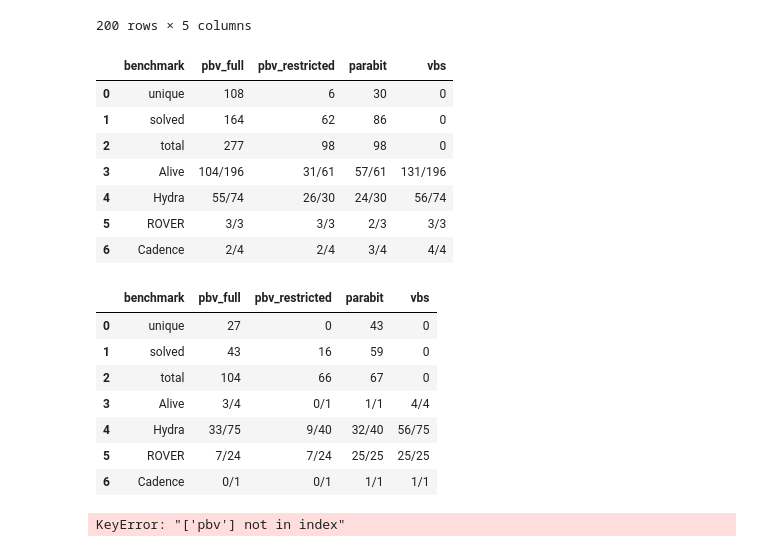
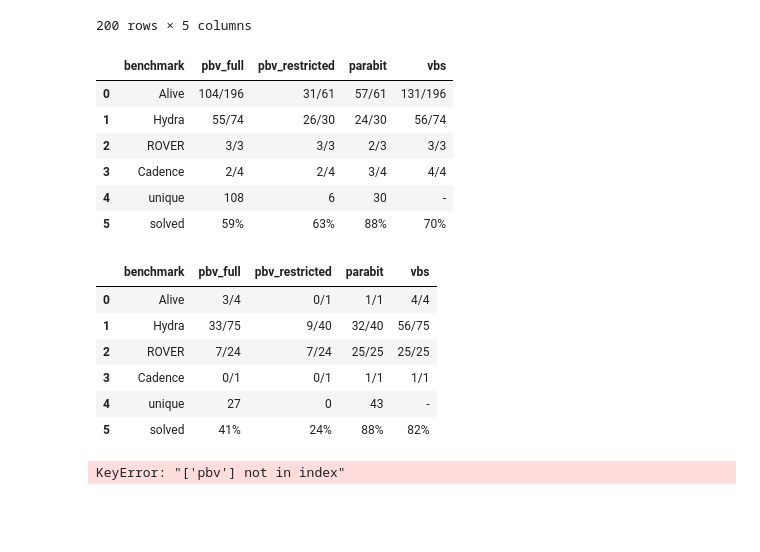
Before and after one commit to luigirinaldi/CAV, a Jupyter notebook: scripts/plots/eval_graphs.ipynb, the cells around one changed output. Drawn from its saved outputs; the diff is of its cells as text; code cells hidden in the pictures; blank space fills up the shorter version.

Commit message:
generate output tables

```diff
--- a/scripts/plots/eval_graphs.ipynb
+++ b/scripts/plots/eval_graphs.ipynb
@@ -184,6 +184,8 @@ for bench in ["Alive", "Hydra", "ROVER", "Cadence"]:
     )
 
     single["vbs"].append(f"{len(data[sw & both])}/{len(data[sw])}")
+    single["vbs"][2] += len(data[sw])
+    single["vbs"][1] += len(data[sw & both])
 
     multi["benchmark"].append(bench)
 
@@ -196,45 +198,54 @@ for bench in ["Alive", "Hydra", "ROVER", "Cadence"]:
         data[mw & data["pbv_result"] & (data["parabit_result"] != True)]
     )
 
     multi["pbv_restricted"].append(
         f"{len(data[mw & data['pbv_result'] & restricted])}/{len(data[mw & restricted])}"
     )
     multi["pbv_restricted"][2] += len(data[mw & restricted])
     multi["pbv_restricted"][1] += len(data[mw & restricted & data["pbv_result"]])
     multi["pbv_restricted"][0] += len(
         data[mw & restricted & data["pbv_result"] & (data["parabit_result"] != True)]
     )
 
     multi["parabit"].append(
         f"{len(data[mw & data['parabit_result'] & pb])}/{len(data[mw & pb])}"
     )
     multi["parabit"][2] += len(data[mw & pb])
     multi["parabit"][1] += len(data[mw & data["parabit_result"] & pb])
     multi["parabit"][0] += len(
         data[mw & data["parabit_result"] & pb & (data["pbv_result"] != True)]
     )
 
     multi["vbs"].append(f"{len(data[mw & both])}/{len(data[mw])}")
+    multi["vbs"][2] += len(data[mw])
+    multi["vbs"][1] += len(data[mw & both])
+
+for table in [single, multi]:
+    table['vbs'][0] = '-'
+    for key in table:
+        if key != "benchmark":
+            table[key][1] = f"{table[key][1]/table[key][2]:.0%}"
+        table[key].pop(2)
+        table[key].append(table[key].pop(0))
+        table[key].append(table[key].pop(0))
 
 single_df = pd.DataFrame(single)
 multi_df = pd.DataFrame(multi)
 
 display(single_df)
 display(multi_df)
 # %% [output]
 |  | benchmark | pbv_full | pbv_restricted | parabit | vbs |
-| 0 | unique | 108 | 6 | 30 | 0 |
-| 1 | solved | 164 | 62 | 86 | 0 |
-| 2 | total | 277 | 98 | 98 | 0 |
-| 3 | Alive | 104/196 | 31/61 | 57/61 | 131/196 |
-| 4 | Hydra | 55/74 | 26/30 | 24/30 | 56/74 |
-| 5 | ROVER | 3/3 | 3/3 | 2/3 | 3/3 |
-| 6 | Cadence | 2/4 | 2/4 | 3/4 | 4/4 |
+| 0 | Alive | 104/196 | 31/61 | 57/61 | 131/196 |
+| 1 | Hydra | 55/74 | 26/30 | 24/30 | 56/74 |
+| 2 | ROVER | 3/3 | 3/3 | 2/3 | 3/3 |
+| 3 | Cadence | 2/4 | 2/4 | 3/4 | 4/4 |
+| 4 | unique | 108 | 6 | 30 | - |
+| 5 | solved | 59% | 63% | 88% | 70% |
 |  | benchmark | pbv_full | pbv_restricted | parabit | vbs |
-| 0 | unique | 27 | 0 | 43 | 0 |
-| 1 | solved | 43 | 16 | 59 | 0 |
-| 2 | total | 104 | 66 | 67 | 0 |
-| 3 | Alive | 3/4 | 0/1 | 1/1 | 4/4 |
-| 4 | Hydra | 33/75 | 9/40 | 32/40 | 56/75 |
-| 5 | ROVER | 7/24 | 7/24 | 25/25 | 25/25 |
-| 6 | Cadence | 0/1 | 0/1 | 1/1 | 1/1 |
+| 0 | Alive | 3/4 | 0/1 | 1/1 | 4/4 |
+| 1 | Hydra | 33/75 | 9/40 | 32/40 | 56/75 |
+| 2 | ROVER | 7/24 | 7/24 | 25/25 | 25/25 |
+| 3 | Cadence | 0/1 | 0/1 | 1/1 | 1/1 |
+| 4 | unique | 27 | 0 | 43 | - |
+| 5 | solved | 41% | 24% | 88% | 82% |
```
Also changed, not shown: parts of 1 cell of this notebook.
